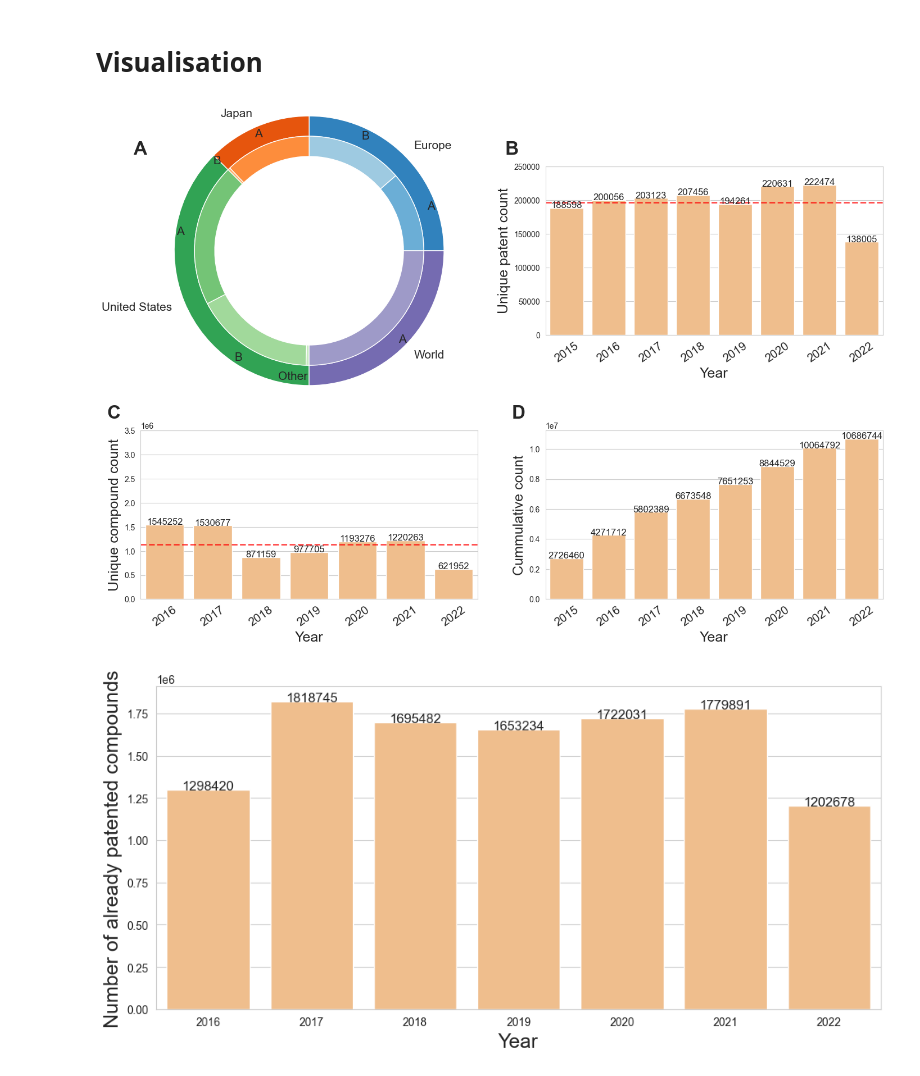
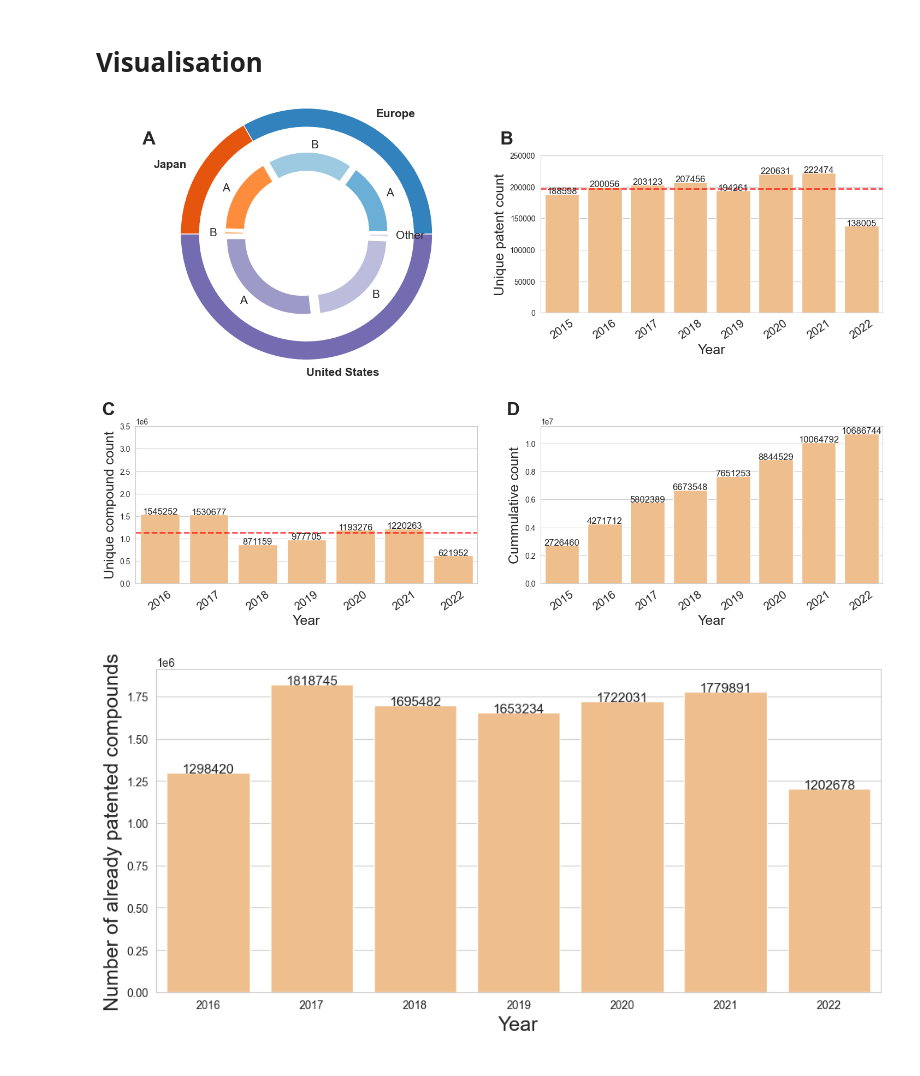
Before and after one commit to Fraunhofer-ITMP/patent-clinical-candidate-characteristics, a Jupyter notebook: notebooks/3_0_1_data_distribution.ipynb, the cells around one changed output. Cells and saved outputs as stored; diff of their text form; code cells hidden in the pictures.

Commit message:
fix figure 1

```diff
--- a/notebooks/3_0_1_data_distribution.ipynb
+++ b/notebooks/3_0_1_data_distribution.ipynb
@@ -111,10 +111,12 @@ cummulative_counts = []
 
 for year in tqdm(surechembl_df["year"].unique()):
     t = surechembl_df[surechembl_df["year"] <= year]
-    cummulative_counts.append({
-        "year": year,
-        "unique_compounds": t["InChIKey"].nunique(),
-    })
+    cummulative_counts.append(
+        {
+            "year": year,
+            "unique_compounds": t["InChIKey"].nunique(),
+        }
+    )
 
 cummulative_counts_df = pd.DataFrame(cummulative_counts)
 cummulative_counts_df
@@ -156,14 +149,10 @@ patent_type_counter_df = []
 
 for i, j_dict in patent_type_counts.items():
     for j, k in j_dict.items():
-        patent_type_counter_df.append({
-            "country": i,
-            "patent_type": j,
-            "count": k
-        })
+        patent_type_counter_df.append({"country": i, "patent_type": j, "count": k})
 
 patent_type_counter_df = pd.DataFrame(patent_type_counter_df)
-k = patent_type_counter_df.pivot_table('count', ['country', 'patent_type'])
+k = patent_type_counter_df.pivot_table("count", ["country", "patent_type"])
 # %% [markdown]
 # Visualisation
 # %%
@@ -172,36 +161,33 @@ sns.set_style("whitegrid")
 plt.figure(figsize=(15, 10))
 
 plt.subplot(2, 2, 1)
-labels = ['Europe','Japan','United States','World']
-inner_labels = ["A", "B", "A", "B", "A", "B", "Other", "A"]
-vals = k['count']
-group_sum = k.groupby('country')['count'].sum()
+labels = ["Europe", "Japan", "United States"]
+inner_labels = ["A", "B", "A", "B", "A", "B", "Other"]
+vals = k["count"]
+group_sum = k.groupby("country")["count"].sum()
 patent_count_avg = patent_count_df["patent_count"].mean()
 
 cmap = plt.colormaps["tab20c"]
-outer_colors = cmap(np.arange(4)*4)
-inner_colors = cmap([
-    1, 2, # EP
-    5, 6, # JP
-    9, 10, 11, # US
-    13, 14, # WO
-]
-)
+outer_colors = cmap([0, 4, 12])
+inner_colors = cmap([1, 2, 5, 6, 13, 14, 15])  # EP  # JP  # US
 
-plt.pie(group_sum,
+plt.pie(
+    group_sum,
     radius=2,
     colors=outer_colors,
     labels=labels,
-    textprops={'fontsize': 15},
-    wedgeprops=dict(width=0.3, edgecolor='w')
+    textprops={"fontsize": 15, "fontweight": "bold"},
+    wedgeprops=dict(width=0.3, edgecolor="w"),
 )
 
-plt.pie(vals,
-    radius=2-0.3,
+plt.pie(
+    vals,
+    radius=1.5 - 0.3,
     colors=inner_colors,
     labels=inner_labels,
-    textprops={'fontsize': 15},
-    wedgeprops=dict(width=0.3, edgecolor='w')
+    textprops={"fontsize": 15},
+    wedgeprops=dict(width=0.3, edgecolor="w"),
+    explode=(0.1, 0.1, 0.1, 0.1, 0.1, 0.1, 0.1),
 )
 
 plt.text(
@@ -272,34 +258,34 @@ plt.text(
 
 plt.subplot(2, 2, 4)
 ax2 = sns.barplot(
     data=cummulative_counts_df, x="year", y="unique_compounds", color="#ffbe7d"
 )
 plt.xlabel("Year", fontsize=18)
 plt.ylabel("Cummulative count", fontsize=18)
 plt.xticks(rotation=35, fontsize=15)
 
 for p in ax2.patches:
     _x = p.get_x() + p.get_width() / 2
     _y = p.get_y() + p.get_height() + 50
     value = int(p.get_height())
     ax2.text(_x, _y, value, ha="center", fontsize=12)
 
 plt.text(
     -0.08,
     1.1,
     string.ascii_uppercase[3],
     size=24,
     weight="bold",
     horizontalalignment="center",
     verticalalignment="center",
     transform=plt.gca().transAxes,
 )
 
 plt.tight_layout()
 plt.savefig(f"{FIG_DIR}/figure_1.png", dpi=400)
 plt.show()
 # %% [output]
-[figure, old version]
+[figure, new version]
 # %%
 plt.figure(figsize=(10, 5))
 ax = sns.barplot(
```
Also changed, not shown: parts of 1 cell of this notebook, 1 other file.
